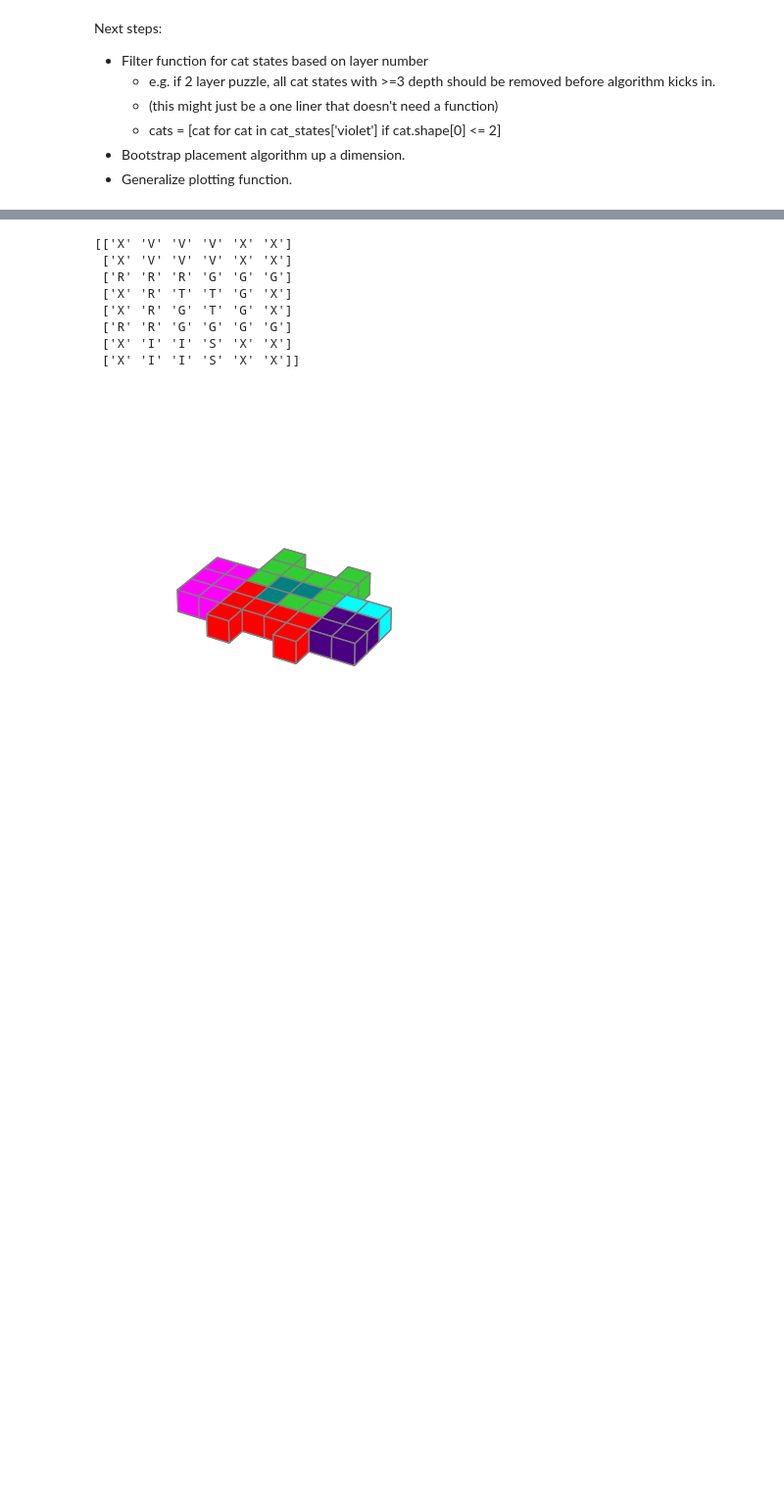
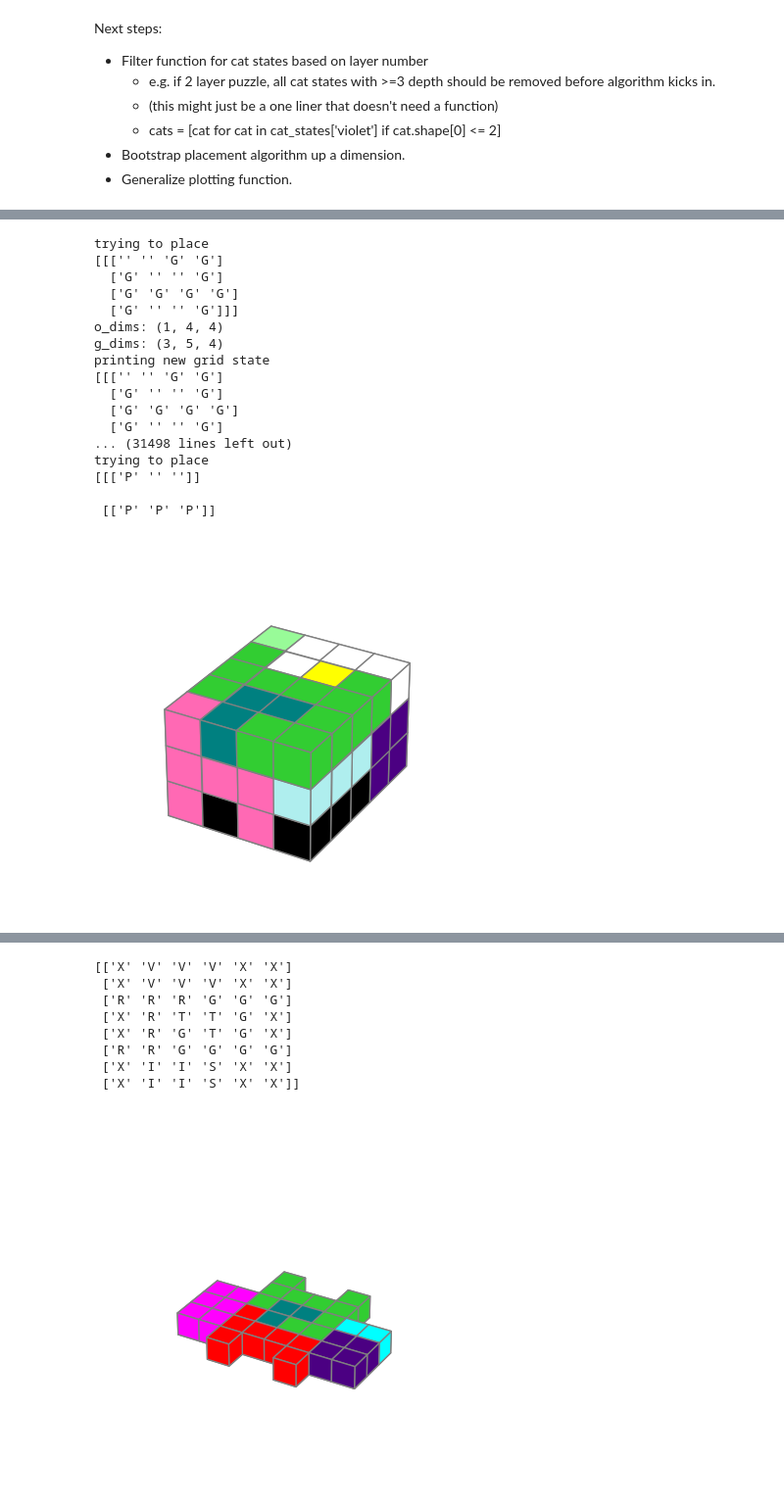
Before and after one commit to pdornian/cat_stax_solver, a Jupyter notebook: sandbox.ipynb, the cells around one changed output, grey strips where cells are left out. Shown at 98% size. Saved outputs shown, nothing was run; the diff lists cells and outputs as text; code cells hidden in the pictures; blank space fills up the shorter version.

```diff
--- a/sandbox.ipynb
+++ b/sandbox.ipynb
@@ -19,0 +33,21 @@ NameError: name 'solve_puzzle' is not defined
+# %%
+solved_grid1, cats_grid1=solve_puzzle(Puzzle24)
+# %% [output]
+trying to place
+[[['' '' 'G' 'G']
+  ['G' '' '' 'G']
+  ['G' 'G' 'G' 'G']
+  ['G' '' '' 'G']]]
+o_dims: (1, 4, 4)
+g_dims: (3, 5, 4)
+printing new grid state
+[[['' '' 'G' 'G']
+  ['G' '' '' 'G']
+  ['G' 'G' 'G' 'G']
+  ['G' '' '' 'G']
+... (31498 lines left out)
+trying to place
+[[['P' '' '']]
+
+ [['P' 'P' 'P']]
+[figure, added]
```
Also changed, not shown: parts of 5 cells of this notebook, 2 other files.
